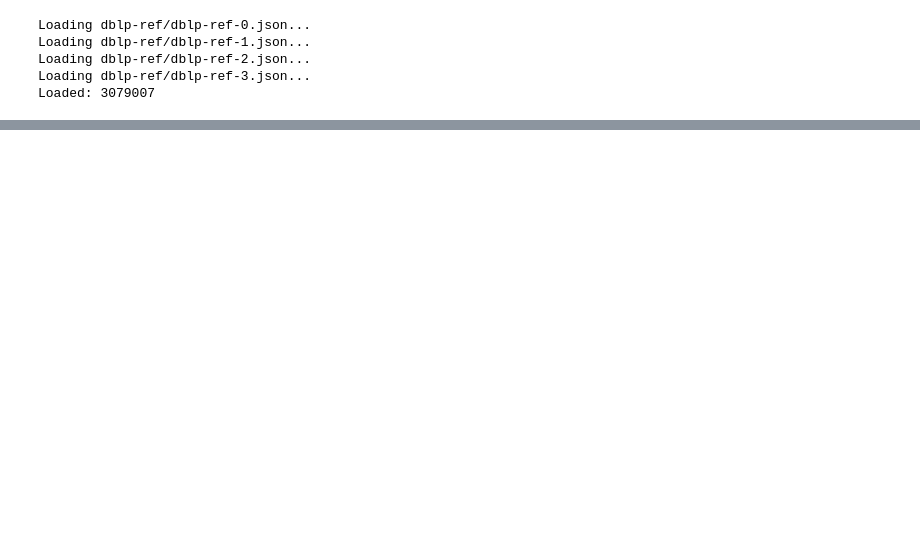
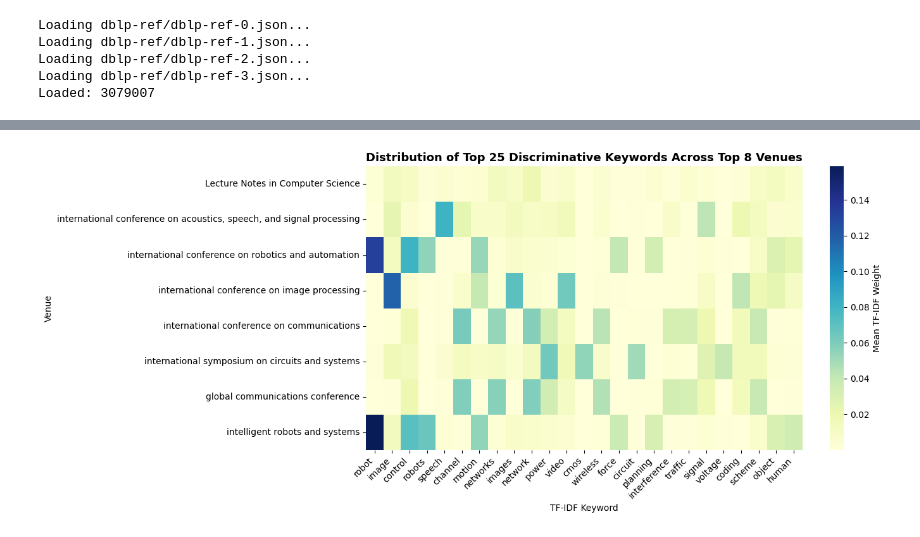
Before and after one commit to daferna3/ai-group-project, a Jupyter notebook: ai_group_project.ipynb, the cells around one changed output, grey strips where cells are left out. Drawn from its saved outputs; the diff is of its cells as text; code cells hidden in the pictures; blank space fills up the shorter version.

```diff
--- a/ai_group_project.ipynb
+++ b/ai_group_project.ipynb
@@ -57,0 +292,26 @@ print(f"Reduced features shape: {reduced.shape}")
+# %%
+# Distribution of Top-IDF keywords across venues
+# Compute mean TF-IDF score per keyword for each of the Top 8 Venues
+feature_names = np.array(vectorizer.get_feature_names_out())
+
+venue_tfidf_means = []
+for v in top8_venue_names:
+    idx = df.index[df['venue'] == v].values
+    mean_vec = np.asarray(tfidf_matrix[idx].mean(axis=0)).ravel()
+    venue_tfidf_means.append(mean_vec)
+
+venue_kw_matrix = pd.DataFrame(venue_tfidf_means, index=top8_venue_names, columns=feature_names)
+
+# Select top 25 keywords with highest variance across these venues
+top25_keywords = venue_kw_matrix.var(axis=0).nlargest(25).index
+
+plt.figure(figsize=(14, 6))
+sns.heatmap(venue_kw_matrix[top25_keywords], cmap="YlGnBu", annot=False, cbar_kws={'label': 'Mean TF-IDF Weight'})
+plt.title("Distribution of Top 25 Discriminative Keywords Across Top 8 Venues", fontsize=13, fontweight='bold')
+plt.xlabel("TF-IDF Keyword")
+plt.ylabel("Venue")
+plt.xticks(rotation=45, ha='right')
+plt.tight_layout()
+plt.show()
+# %% [output]
+[figure, added]
```
Also changed, not shown: parts of 12 cells of this notebook, 1 other file.
